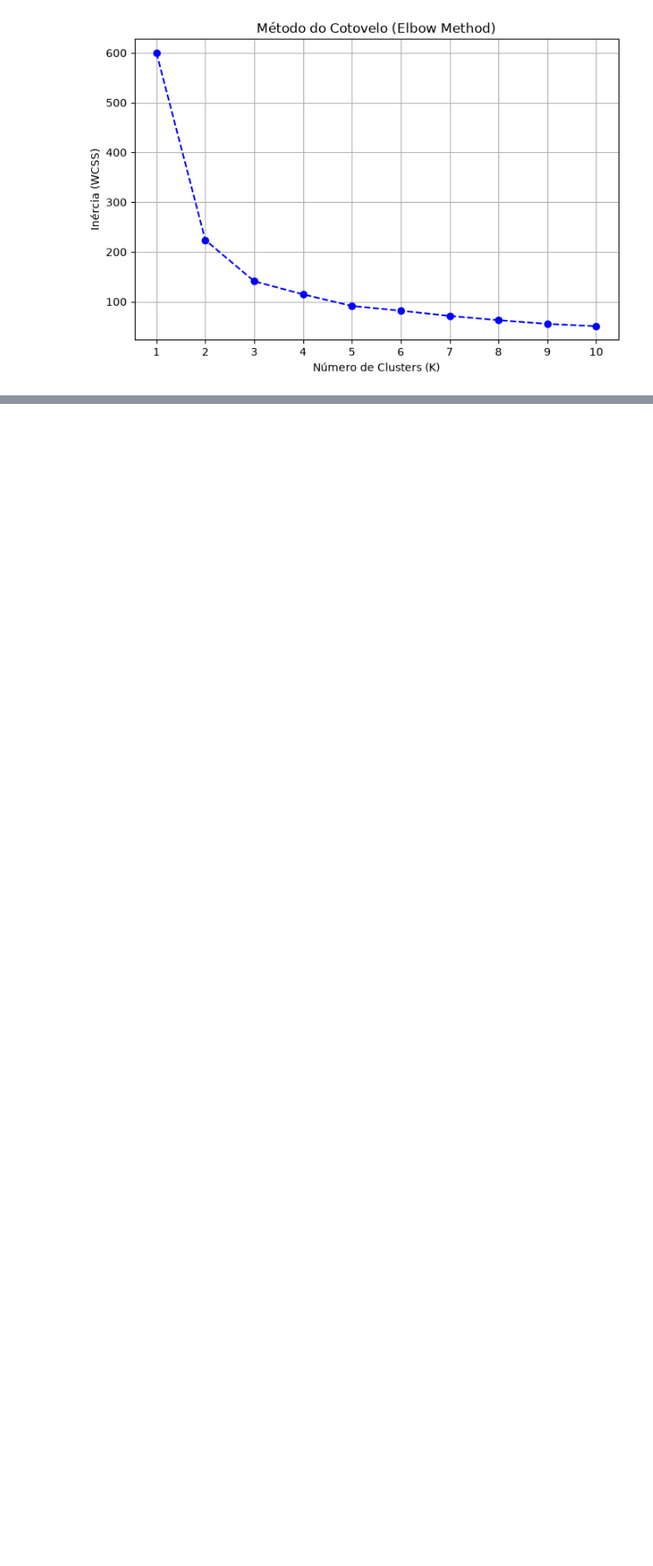
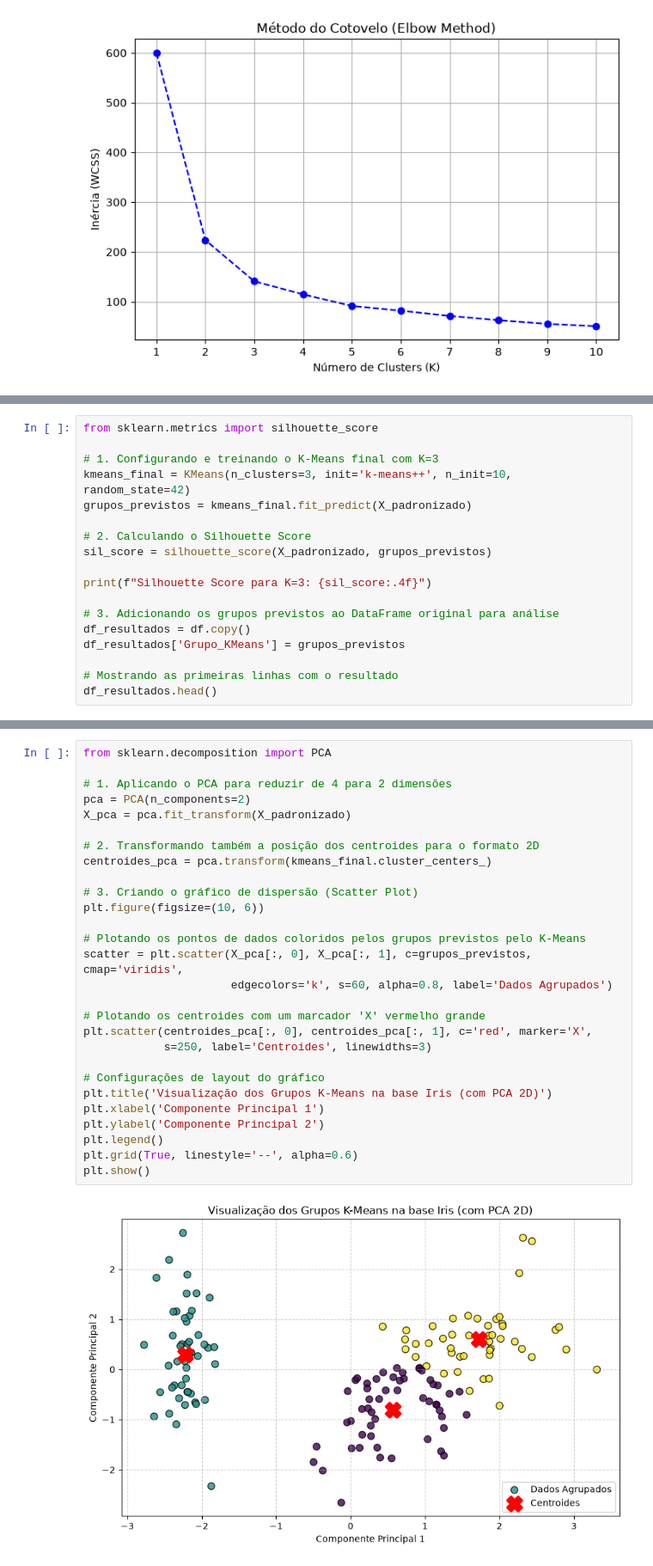
Before and after one commit to guilirio/Implementa-o-K-Means-Python, a Jupyter notebook: algorithm/kmeans.ipynb, the cells around one changed output, grey strips where cells are left out. Shown at 86% size. Saved outputs shown, nothing was run; the diff lists cells and outputs as text; blank space fills up the shorter version.

Commit message:
Agrupamento final (Silhouette Score) + Visualização dos agrupamentos com PCA

```diff
--- a/algorithm/kmeans.ipynb
+++ b/algorithm/kmeans.ipynb
@@ -72,0 +78,18 @@ plt.show()
+# %%
+from sklearn.metrics import silhouette_score
+
+# 1. Configurando e treinando o K-Means final com K=3
+kmeans_final = KMeans(n_clusters=3, init='k-means++', n_init=10, random_state=42)
+grupos_previstos = kmeans_final.fit_predict(X_padronizado)
+
+# 2. Calculando o Silhouette Score
+sil_score = silhouette_score(X_padronizado, grupos_previstos)
+
+print(f"Silhouette Score para K=3: {sil_score:.4f}")
+
+# 3. Adicionando os grupos previstos ao DataFrame original para análise
+df_resultados = df.copy()
+df_resultados['Grupo_KMeans'] = grupos_previstos
+
+# Mostrando as primeiras linhas com o resultado
+df_resultados.head()
@@ -72,0 +109,30 @@ plt.show()
+# %%
+from sklearn.decomposition import PCA
+
+# 1. Aplicando o PCA para reduzir de 4 para 2 dimensões
+pca = PCA(n_components=2)
+X_pca = pca.fit_transform(X_padronizado)
+
+# 2. Transformando também a posição dos centroides para o formato 2D
+centroides_pca = pca.transform(kmeans_final.cluster_centers_)
+
+# 3. Criando o gráfico de dispersão (Scatter Plot)
+plt.figure(figsize=(10, 6))
+
+# Plotando os pontos de dados coloridos pelos grupos previstos pelo K-Means
+scatter = plt.scatter(X_pca[:, 0], X_pca[:, 1], c=grupos_previstos, cmap='viridis',
+                      edgecolors='k', s=60, alpha=0.8, label='Dados Agrupados')
+
+# Plotando os centroides com um marcador 'X' vermelho grande
+plt.scatter(centroides_pca[:, 0], centroides_pca[:, 1], c='red', marker='X',
+            s=250, label='Centroides', linewidths=3)
+
+# Configurações de layout do gráfico
+plt.title('Visualização dos Grupos K-Means na base Iris (com PCA 2D)')
+plt.xlabel('Componente Principal 1')
+plt.ylabel('Componente Principal 2')
+plt.legend()
+plt.grid(True, linestyle='--', alpha=0.6)
+plt.show()
+# %% [output]
+[figure, added]
```
Also changed, not shown: parts of 3 cells of this notebook.
